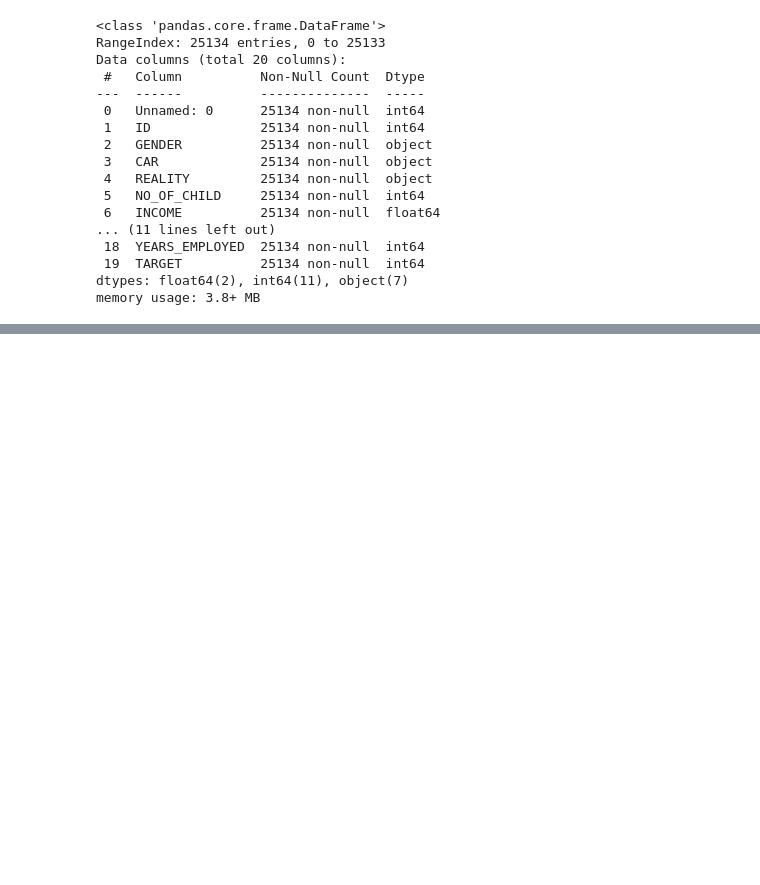
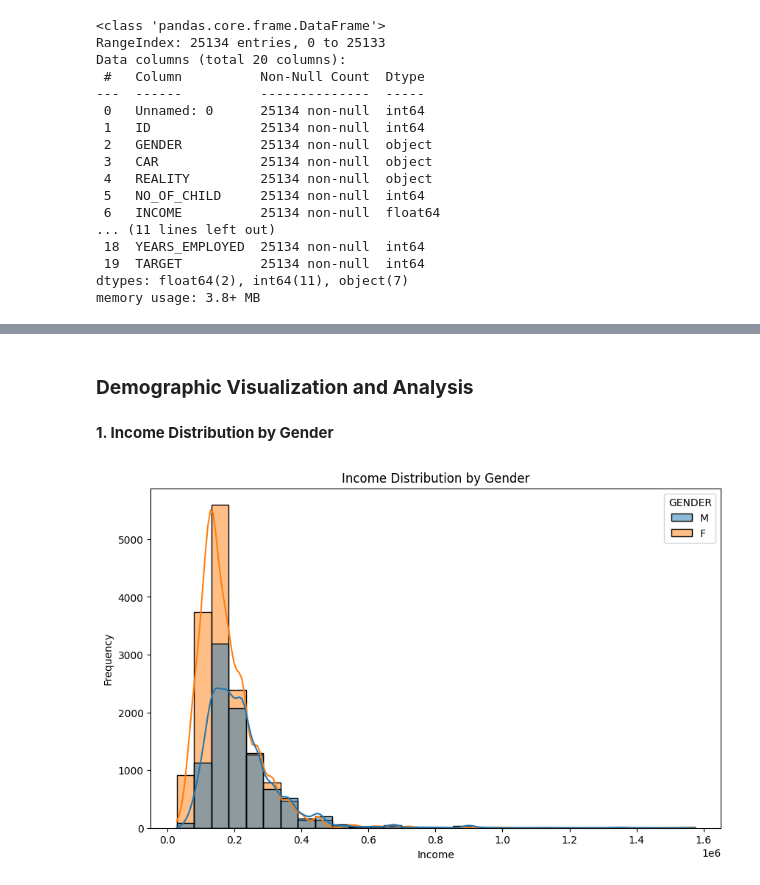
Before and after one commit to victormuuo07/PennyPal-System, a Jupyter notebook: pennypal-system.ipynb, the cells around one changed output, grey strips where cells are left out. Cells and saved outputs as stored; diff of their text form; code cells hidden in the pictures; blank space fills up the shorter version.

```diff
--- a/pennypal-system.ipynb
+++ b/pennypal-system.ipynb
@@ -1593,0 +1606,18 @@ memory usage: 3.8+ MB
+# %%
+
+df22.rename(columns={
+    'NO_OF_CHILD': 'Num_Children',
+    'INCOME': 'Income',
+    'INCOME_TYPE': 'Income_Type',
+    'EDUCATION_TYPE': 'Education_Type',
+    'FAMILY_TYPE': 'Family_Type',
+    'HOUSE_TYPE': 'House_Type',
+    'FAMILY SIZE': 'Family_Size',
+    'BEGIN_MONTH': 'Begin_Month',
+    'YEARS_EMPLOYED': 'Years_Employed'
+}, inplace=True)
+
+
+print(df22.info())
+print(df22.describe())
+df22.head()
@@ -1593,0 +1648,16 @@ memory usage: 3.8+ MB
+# %% [markdown]
+### **Demographic Visualization and Analysis**
+# %% [markdown]
+**1. Income Distribution by Gender**
+# %%
+import seaborn as sns
+import matplotlib.pyplot as plt
+
+plt.figure(figsize=(10, 6))
+sns.histplot(data=df22, x='Income', hue='GENDER', kde=True, bins=30)
+plt.title("Income Distribution by Gender")
+plt.xlabel("Income")
+plt.ylabel("Frequency")
+plt.show()
+# %% [output]
+[figure, added]
```
Also changed, not shown: parts of 8 cells of this notebook.
